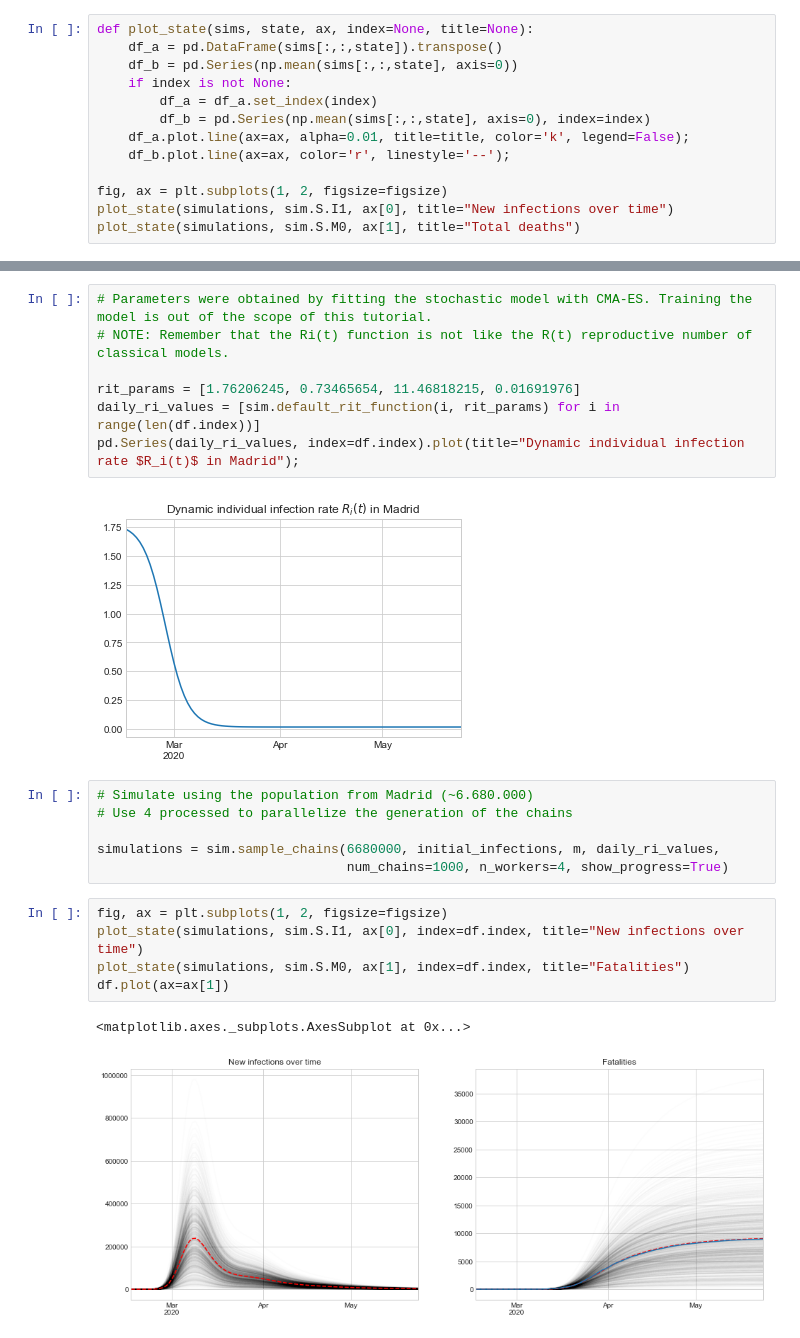
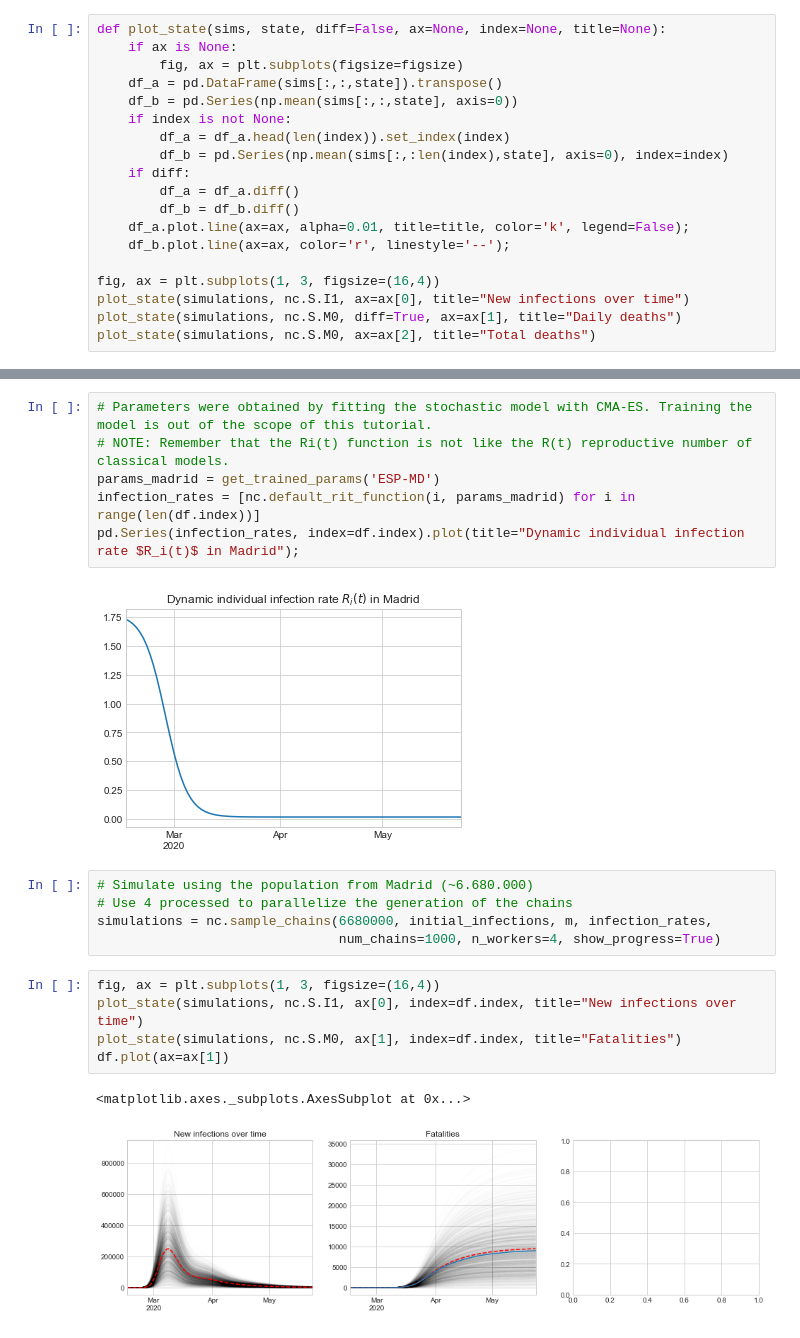
Before and after one commit to covid19-modeling/pyncov-19, a Jupyter notebook: notebooks/basics.ipynb, the cells around one changed output, grey strips where cells are left out. Cells and saved outputs as stored; diff of their text form.

```diff
--- a/notebooks/basics.ipynb
+++ b/notebooks/basics.ipynb
@@ -123,14 +133,20 @@ What's more interesting is to plot all the simulated trajectories for different
 # %%
-def plot_state(sims, state, ax, index=None, title=None):
+def plot_state(sims, state, diff=False, ax=None, index=None, title=None):
+    if ax is None:
+        fig, ax = plt.subplots(figsize=figsize)
     df_a = pd.DataFrame(sims[:,:,state]).transpose()
     df_b = pd.Series(np.mean(sims[:,:,state], axis=0))
     if index is not None:
-        df_a = df_a.set_index(index)
-        df_b = pd.Series(np.mean(sims[:,:,state], axis=0), index=index)
+        df_a = df_a.head(len(index)).set_index(index)
+        df_b = pd.Series(np.mean(sims[:,:len(index),state], axis=0), index=index)
+    if diff:
+        df_a = df_a.diff()
+        df_b = df_b.diff()
     df_a.plot.line(ax=ax, alpha=0.01, title=title, color='k', legend=False);
     df_b.plot.line(ax=ax, color='r', linestyle='--');
 
-fig, ax = plt.subplots(1, 2, figsize=figsize)
-plot_state(simulations, sim.S.I1, ax[0], title="New infections over time")
-plot_state(simulations, sim.S.M0, ax[1], title="Total deaths")
+fig, ax = plt.subplots(1, 3, figsize=(16,4))
+plot_state(simulations, nc.S.I1, ax=ax[0], title="New infections over time")
+plot_state(simulations, nc.S.M0, diff=True, ax=ax[1], title="Daily deaths")
+plot_state(simulations, nc.S.M0, ax=ax[2], title="Total deaths")
 # %% [output]
@@ -153,23 +169,21 @@ df.plot();
 # %%
 # Parameters were obtained by fitting the stochastic model with CMA-ES. Training the model is out of the scope of this tutorial.
 # NOTE: Remember that the Ri(t) function is not like the R(t) reproductive number of classical models.
-
-rit_params = [1.76206245, 0.73465654, 11.46818215, 0.01691976]
-daily_ri_values = [sim.default_rit_function(i, rit_params) for i in range(len(df.index))]
-pd.Series(daily_ri_values, index=df.index).plot(title="Dynamic individual infection rate $R_i(t)$ in Madrid");
+params_madrid = get_trained_params('ESP-MD')
+infection_rates = [nc.default_rit_function(i, params_madrid) for i in range(len(df.index))]
+pd.Series(infection_rates, index=df.index).plot(title="Dynamic individual infection rate $R_i(t)$ in Madrid");
 # %% [output]
 [figure]
 # %%
 # Simulate using the population from Madrid (~6.680.000)
 # Use 4 processed to parallelize the generation of the chains
-
-simulations = sim.sample_chains(6680000, initial_infections, m, daily_ri_values,
-                                num_chains=1000, n_workers=4, show_progress=True)
+simulations = nc.sample_chains(6680000, initial_infections, m, infection_rates,
+                               num_chains=1000, n_workers=4, show_progress=True)
 # %%
-fig, ax = plt.subplots(1, 2, figsize=figsize)
-plot_state(simulations, sim.S.I1, ax[0], index=df.index, title="New infections over time")
-plot_state(simulations, sim.S.M0, ax[1], index=df.index, title="Fatalities")
+fig, ax = plt.subplots(1, 3, figsize=(16,4))
+plot_state(simulations, nc.S.I1, ax[0], index=df.index, title="New infections over time")
+plot_state(simulations, nc.S.M0, ax[1], index=df.index, title="Fatalities")
 df.plot(ax=ax[1])
 # %% [output]
 <matplotlib.axes._subplots.AxesSubplot at 0x...>
-[figure, old version]
+[figure, new version]
```
Also changed, not shown: parts of 9 cells of this notebook, 2 other files.
